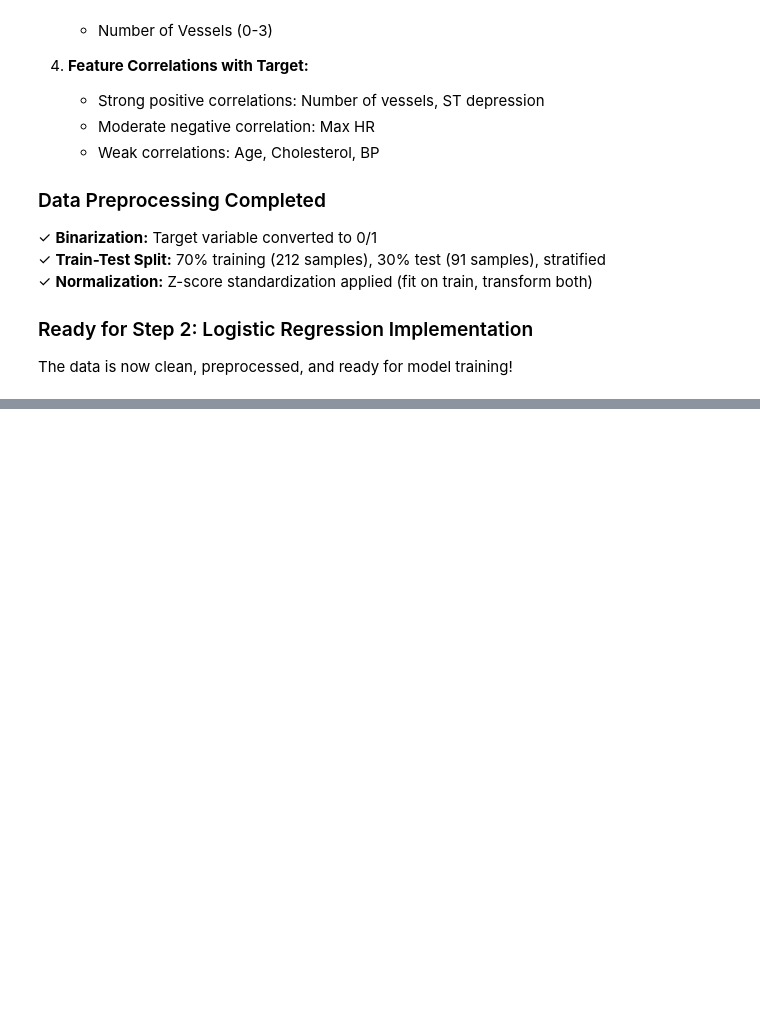
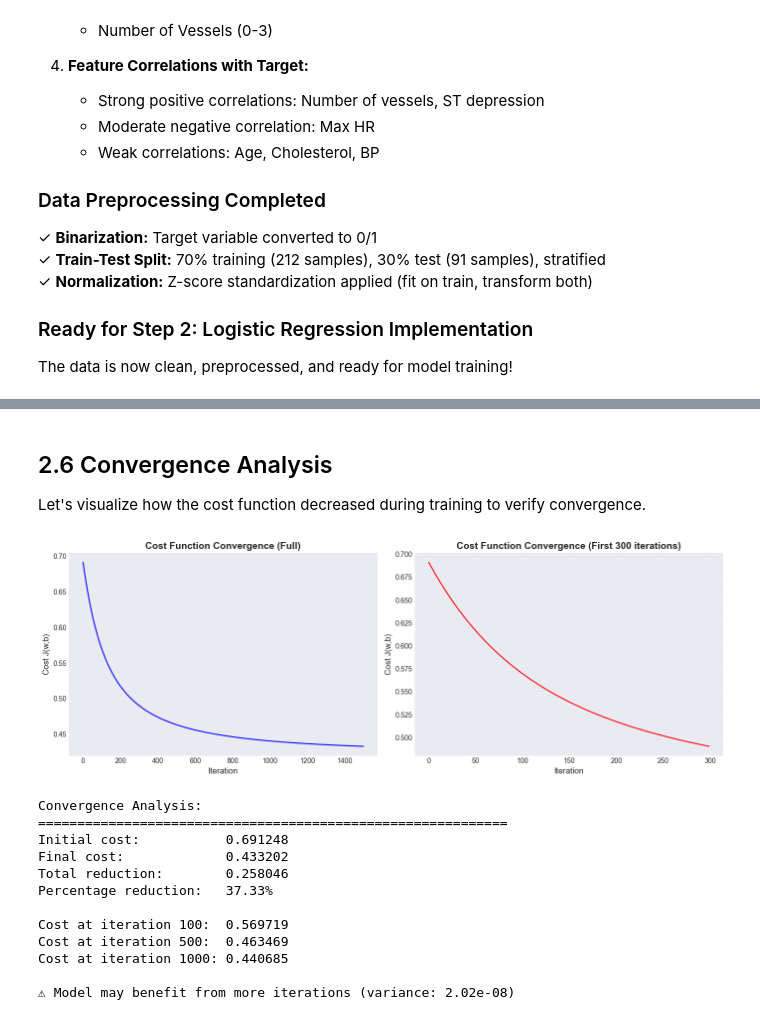
Before and after one commit to deisyguzman/Heart-Disease-Risk-Prediction-Logistic-Regression-Homework, a Jupyter notebook: heart_disease_lr_analysis.ipynb, the cells around one changed output, grey strips where cells are left out. Saved outputs shown, nothing was run; the diff lists cells and outputs as text; code cells hidden in the pictures; blank space fills up the shorter version.

```diff
--- a/heart_disease_lr_analysis.ipynb
+++ b/heart_disease_lr_analysis.ipynb
@@ -422,0 +930,57 @@ The data is now clean, preprocessed, and ready for model training!
+# %% [markdown]
+## 2.6 Convergence Analysis
+
+Let's visualize how the cost function decreased during training to verify convergence.
+# %%
+# Plot cost vs iterations
+fig, axes = plt.subplots(1, 2, figsize=(14, 5))
+
+# Full training history
+axes[0].plot(J_history, 'b-', linewidth=1.5)
+axes[0].set_xlabel('Iteration', fontsize=12)
+axes[0].set_ylabel('Cost J(w,b)', fontsize=12)
+axes[0].set_title('Cost Function Convergence (Full)', fontsize=14, fontweight='bold')
+axes[0].grid(True, alpha=0.3)
+
+# Zoomed in (first 300 iterations)
+axes[1].plot(J_history[:300], 'r-', linewidth=1.5)
+axes[1].set_xlabel('Iteration', fontsize=12)
+axes[1].set_ylabel('Cost J(w,b)', fontsize=12)
+axes[1].set_title('Cost Function Convergence (First 300 iterations)', fontsize=14, fontweight='bold')
+axes[1].grid(True, alpha=0.3)
+
+plt.tight_layout()
+plt.show()
+
+# Convergence statistics
+print("Convergence Analysis:")
+print("="*60)
+print(f"Initial cost:           {J_history[0]:.6f}")
+print(f"Final cost:             {J_history[-1]:.6f}")
+print(f"Total reduction:        {J_history[0] - J_history[-1]:.6f}")
+print(f"Percentage reduction:   {(1 - J_history[-1]/J_history[0])*100:.2f}%")
+print(f"\nCost at iteration 100:  {J_history[100]:.6f}")
+print(f"Cost at iteration 500:  {J_history[500]:.6f}")
+print(f"Cost at iteration 1000: {J_history[1000]:.6f}")
+
+# Check if converged
+last_50_costs = J_history[-50:]
+cost_variance = np.var(last_50_costs)
+if cost_variance < 1e-8:
+    print(f"\n✓ Model converged! (variance in last 50 iterations: {cost_variance:.2e})")
+else:
+    print(f"\n⚠ Model may benefit from more iterations (variance: {cost_variance:.2e})")
+# %% [output]
+[figure, added]
+Convergence Analysis:
+============================================================
+Initial cost:           0.691248
+Final cost:             0.433202
+Total reduction:        0.258046
+Percentage reduction:   37.33%
+
+Cost at iteration 100:  0.569719
+Cost at iteration 500:  0.463469
+Cost at iteration 1000: 0.440685
+
+⚠ Model may benefit from more iterations (variance: 2.02e-08)
```
Also changed, not shown: parts of 71 cells of this notebook, 7 other files.
